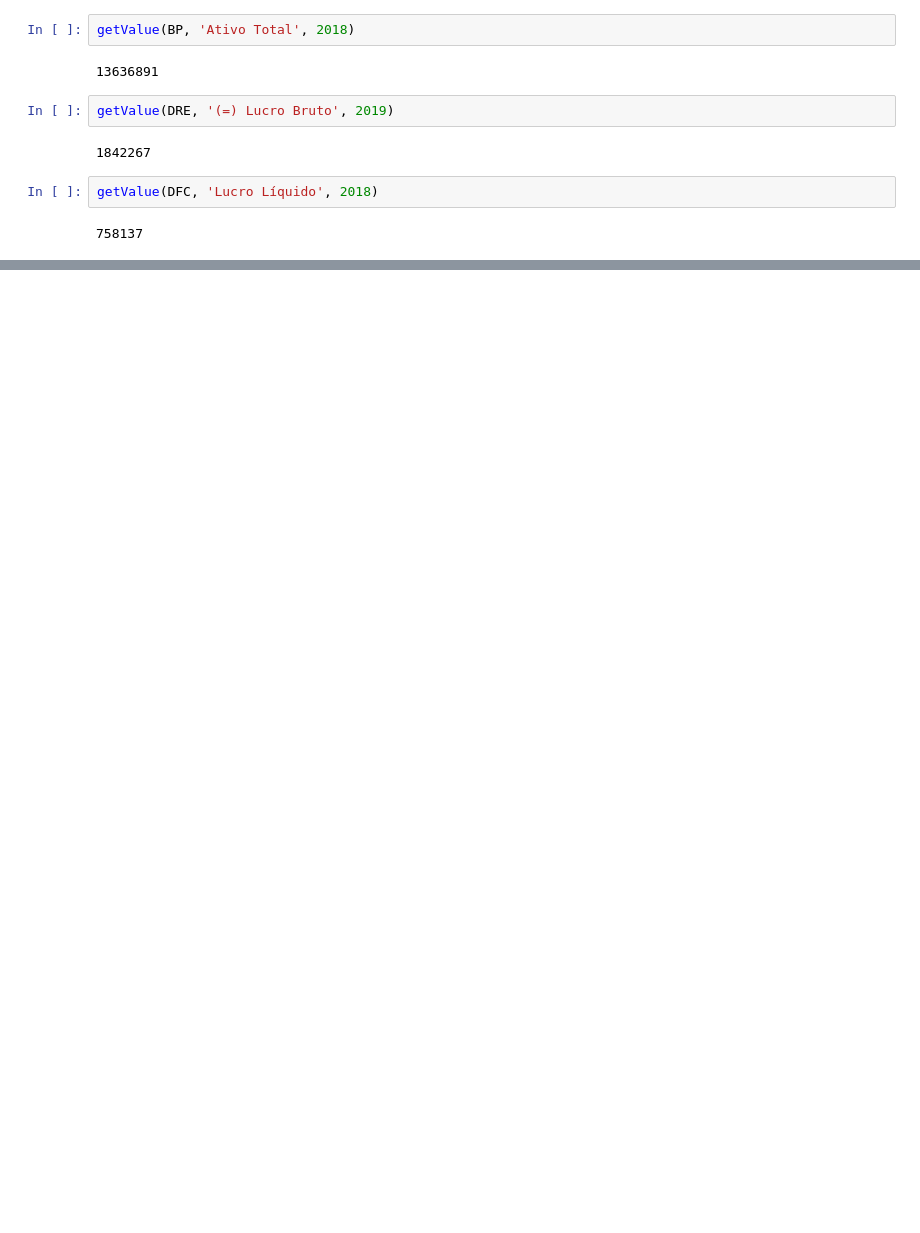
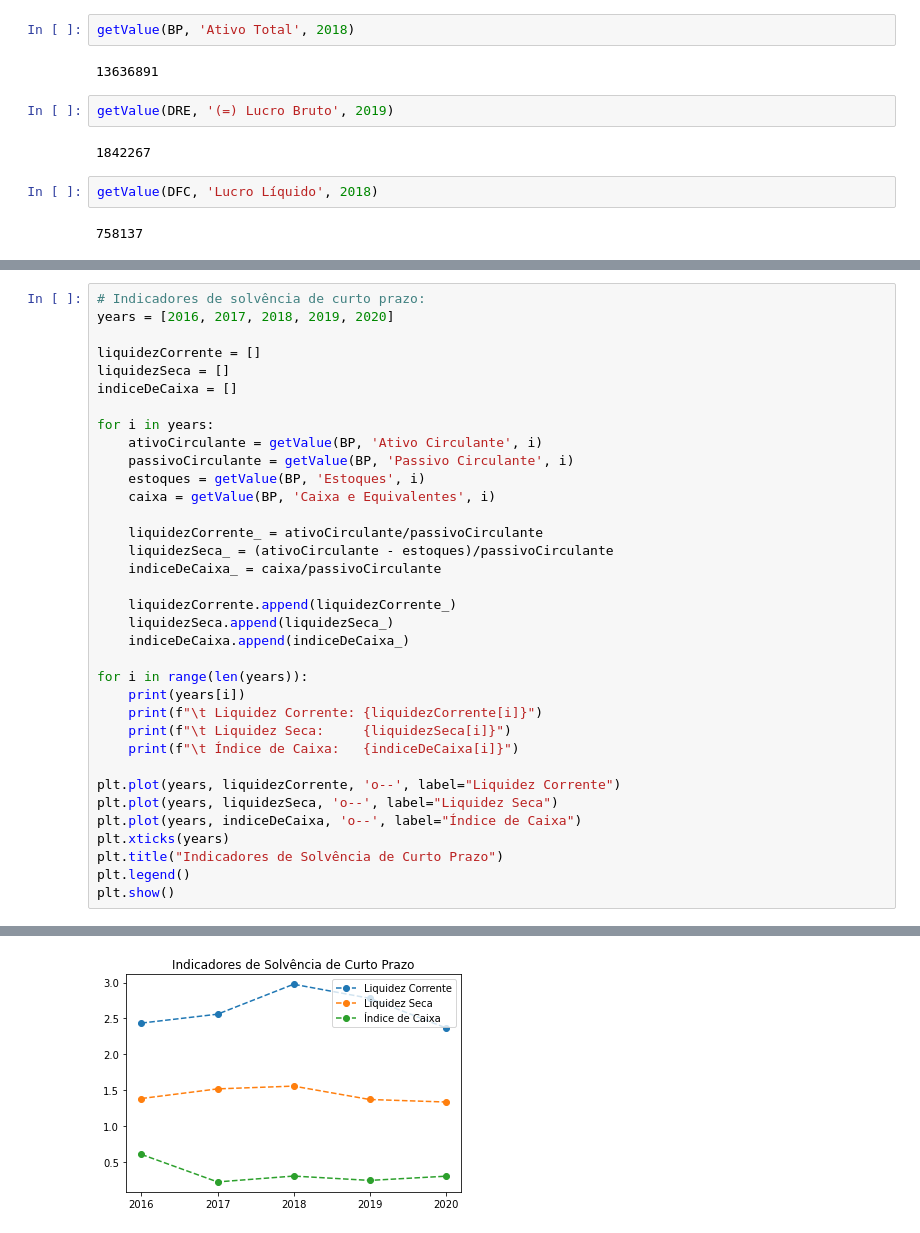
Before and after one commit to pedrotramos/Analise-MRV, a Jupyter notebook: APS.ipynb, the cells around one changed output, grey strips where cells are left out. Saved outputs shown, nothing was run; the diff lists cells and outputs as text; blank space fills up the shorter version.

Commit message:
calculos quase todos indicadores

```diff
--- a/APS.ipynb
+++ b/APS.ipynb
@@ -47,0 +53,36 @@ getValue(DFC, 'Lucro Líquido', 2018)
+# %%
+# Indicadores de solvência de curto prazo:
+years = [2016, 2017, 2018, 2019, 2020]
+
+liquidezCorrente = []
+liquidezSeca = []
+indiceDeCaixa = []
+
+for i in years:
+    ativoCirculante = getValue(BP, 'Ativo Circulante', i)
+    passivoCirculante = getValue(BP, 'Passivo Circulante', i)
+    estoques = getValue(BP, 'Estoques', i)
+    caixa = getValue(BP, 'Caixa e Equivalentes', i)
+
+    liquidezCorrente_ = ativoCirculante/passivoCirculante
+    liquidezSeca_ = (ativoCirculante - estoques)/passivoCirculante
+    indiceDeCaixa_ = caixa/passivoCirculante
+
+    liquidezCorrente.append(liquidezCorrente_)
+    liquidezSeca.append(liquidezSeca_)
+    indiceDeCaixa.append(indiceDeCaixa_)
+
+for i in range(len(years)):
+    print(years[i])
+    print(f"\t Liquidez Corrente: {liquidezCorrente[i]}")
+    print(f"\t Liquidez Seca:     {liquidezSeca[i]}")
+    print(f"\t Índice de Caixa:   {indiceDeCaixa[i]}")
+
+plt.plot(years, liquidezCorrente, 'o--', label="Liquidez Corrente")
+plt.plot(years, liquidezSeca, 'o--', label="Liquidez Seca")
+plt.plot(years, indiceDeCaixa, 'o--', label="Índice de Caixa")
+plt.xticks(years)
+plt.title("Indicadores de Solvência de Curto Prazo")
+plt.legend()
+plt.show()
+# %% [output]
@@ -47,0 +109 @@ getValue(DFC, 'Lucro Líquido', 2018)
+[figure, added]
```
Also changed, not shown: parts of 7 cells of this notebook, 2 other files.
